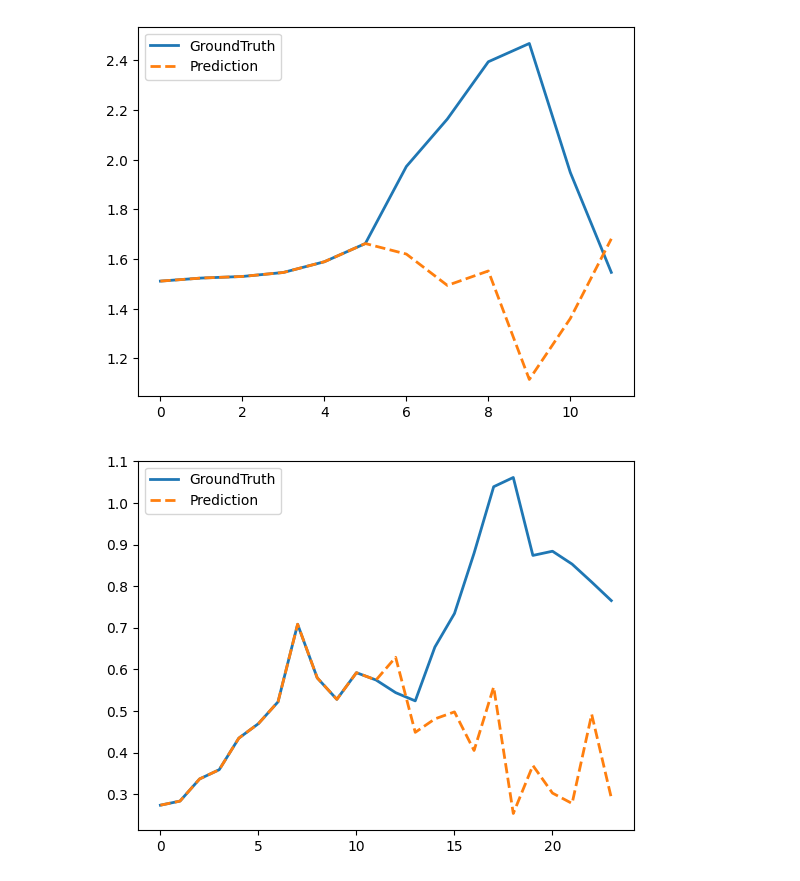
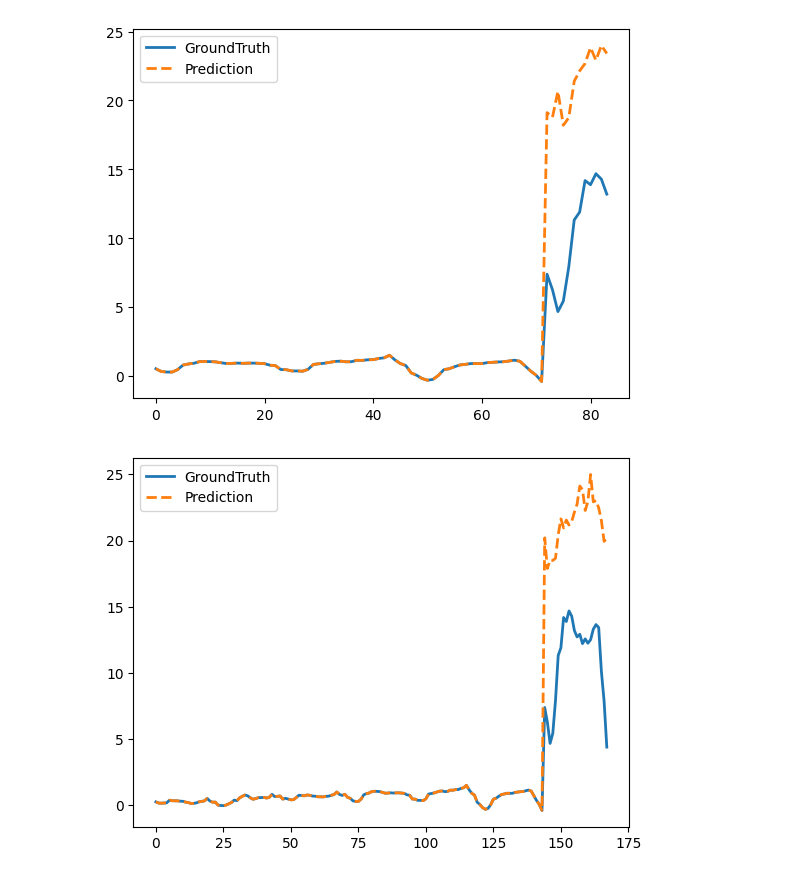
Before and after one commit to Maxieguy092/STLF, a Jupyter notebook: main.ipynb, the cells around one changed output. Saved outputs shown, nothing was run; the diff lists cells and outputs as text; code cells hidden in the pictures.

```diff
--- a/main.ipynb
+++ b/main.ipynb
@@ -156,7 +161,7 @@ import argparse
 import os
 import torch
 import sys
-sys.path.append('/kaggle/input/dlinear/pytorch/dlinear811/1/DLinear')
+sys.path.append('/kaggle/input/dlinear/pytorch/dlinearwithtrues/5/DLinear')
 from exp.exp_main import Exp_Main
 import random
 import numpy as np
@@ -167,14 +172,14 @@ class Args(argparse.Namespace):
 
         # Model configuration
         self.is_training = 1
-        self.model_id = 'h'
+        self.model_id = 'h_test'
         self.model = 'DLinear'
 
         # Data loader configuration
         self.data = 'custom'
         self.root_path = output_dir
         self.data_path = output_file
-        self.features = 'MS'  # options: [M, S, MS]
+        self.features = 'S'  # options: [M, S, MS]
         self.target = 'OT'
         self.freq = 'h'  # options: [s, t, h, d, b, w, m]
         self.checkpoints = '/kaggle/working/checkpoints/'
@@ -189,7 +194,7 @@ class Args(argparse.Namespace):
 
         # Formers configuration
         self.embed_type = 0
-        self.enc_in = 7
+        self.enc_in = 12
         self.dec_in = 7
         self.c_out = 7
         self.d_model = 512
@@ -210,11 +215,11 @@ class Args(argparse.Namespace):
         self.num_workers = 1
         self.itr = 3
         self.train_epochs = 100
-        self.batch_size = 32
+        self.batch_size = 128
         self.patience = 3
         self.learning_rate = 0.0001
         self.des = 'test'
-        self.loss = 'mse'  # loss function
+        self.loss = 'mae'  # loss function
         self.lradj = 'type1'
         self.use_amp = False
 
@@ -255,7 +260,7 @@ if args.is_training:
             args.model,
             args.data,
             args.features,
-            search_space[ii],
+            search_space[ii] * 6,
             search_space[ii],
             search_space[ii],
             args.d_model,
@@ -270,7 +275,7 @@ if args.is_training:
 
         results_output_name.append(setting)
 
-        args.seq_len = search_space[ii]
+        args.seq_len = search_space[ii] * 6
         args.label_len = search_space[ii]
         args.pred_len = search_space[ii]
 
@@ -334,2 +339,2 @@ mse:0.3246738016605377, mae:0.4335596263408661, rse:0.9133021235466003, corr:[0.
-[figure, old version]
+[figure, new version]
-[figure, old version]
+[figure, new version]
```
Also changed, not shown: parts of 10 cells of this notebook.
